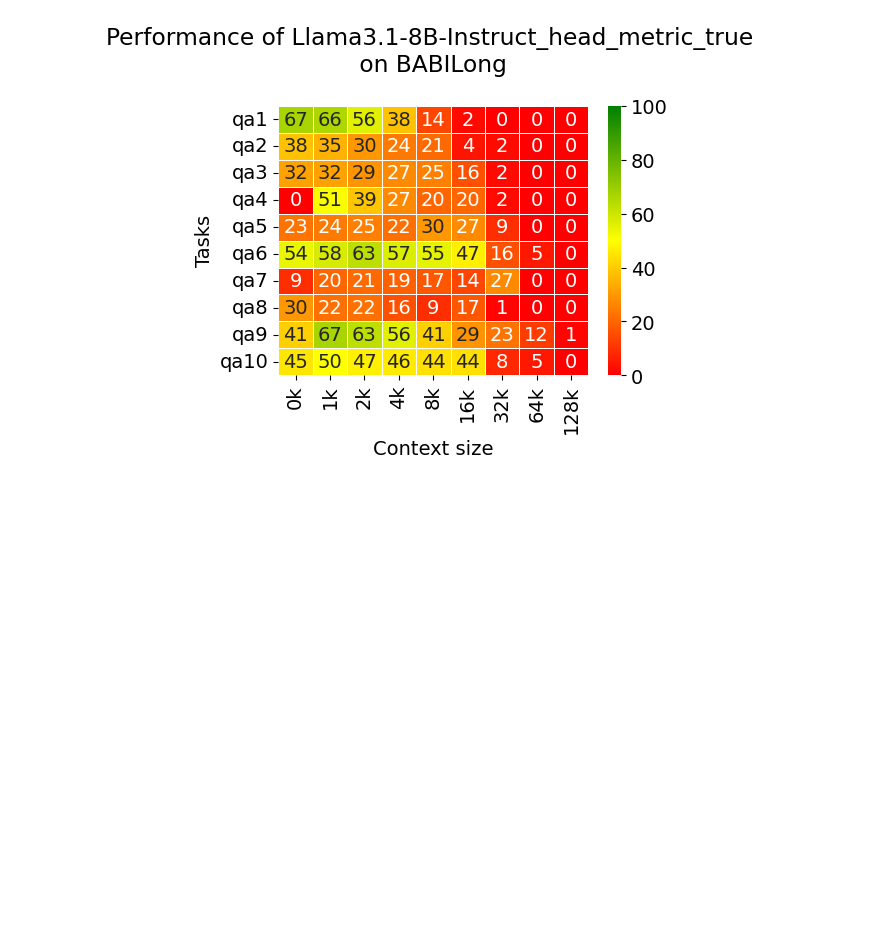
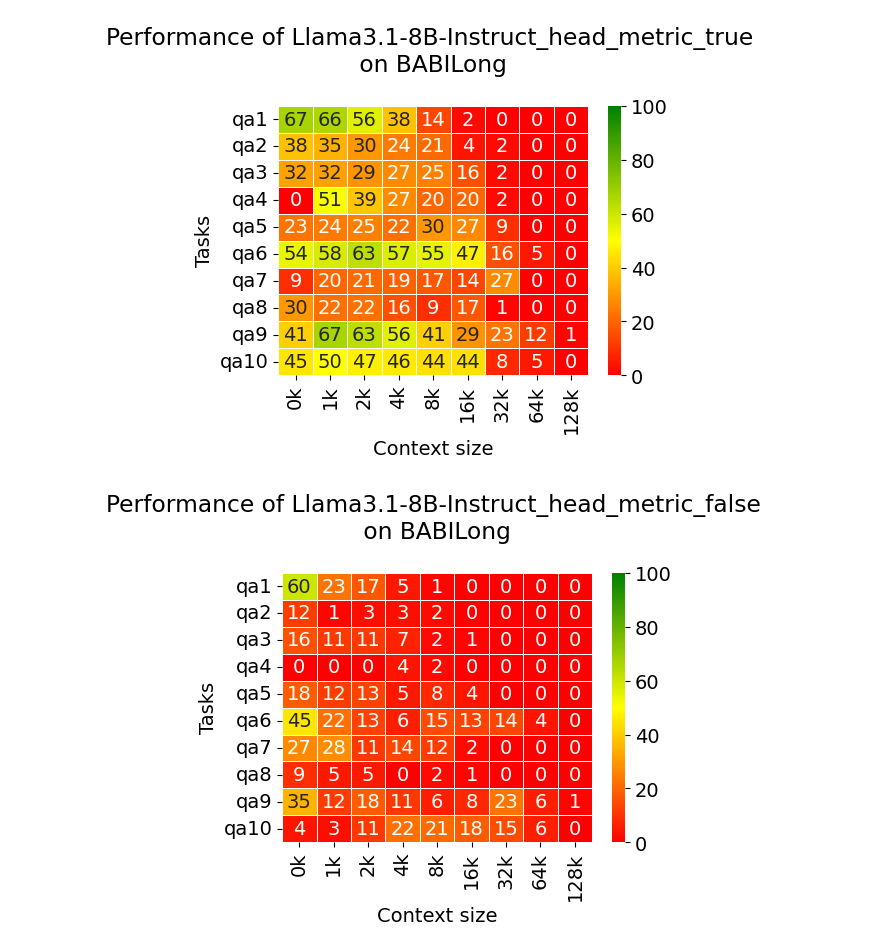
Before and after one commit to ZetangForward/MyRLHF, a Jupyter notebook: evaluation/babilong/eval_jbb.ipynb, the cells around one changed output. Drawn from its saved outputs; the diff is of its cells as text; code cells hidden in the pictures; blank space fills up the shorter version.

```diff
--- a/evaluation/babilong/eval_jbb.ipynb
+++ b/evaluation/babilong/eval_jbb.ipynb
@@ -63,3 +63,57 @@ ax.set_ylabel('Tasks')
 plt.show()
 # %% [output]
 [figure]
+# %%
+results_folder = './babilong_evals_ms_poe'
+# model_name="Llama3-1"
+model_name='Llama3.1-8B-Instruct_head_metric_false'
+prompt_name = 'instruction_yes_examples_yes_post_prompt_yes_chat_template_yes'
+
+tasks = ['qa1', 'qa2', 'qa3', 'qa4', 'qa5', 'qa6', 'qa7', 'qa8', 'qa9', 'qa10']
+# tasks=['qa2','qa3','IF-qa2','IF-qa3']
+lengths = [
+    '0k','1k','2k',
+    '4k','8k', '16k', '32k','64k','128k']
+
+accuracy = np.zeros((len(tasks), len(lengths)))
+for j, task in enumerate(tasks):
+    # ptask=task if "IF" not in task else task[3:]
+    ptask=task.split("-")[-1]
+    for i, ctx_length in enumerate(lengths):
+        fname = f'./{results_folder}/{model_name}/{task}_{ctx_length}_{prompt_name}.csv'
+        if not os.path.isfile(fname):
+            print(f'No such file: {fname}')
+            continue
+
+        df = pd.read_csv(fname)
+
+        if df['output'].dtype != object:
+            df['output'] = df['output'].astype(str)
+        df['output'] = df['output'].fillna('')
+
+
+        df['correct'] = df.apply(lambda row: compare_answers(row['target'], row['output'],
+                                                             row['question'], TASK_LABELS[ptask]
+                                                             ), axis=1)
+        score = df['correct'].sum()
+        accuracy[j, i] = 100 * score / len(df) if len(df) > 0 else 0
+
+# Set large font sizes for better visibility in the PDF
+matplotlib.rc('font', size=14)
+
+# Create a colormap for the heatmap
+cmap = LinearSegmentedColormap.from_list('ryg', ["red", "yellow", "green"], N=256)
+
+# Create the heatmap
+fig, ax = plt.subplots(figsize=(5, 3.5))  # Adjust the size as necessary
+sns.heatmap(accuracy, cmap=cmap, vmin=0, vmax=100, annot=True, fmt=".0f",
+            linewidths=.5, xticklabels=lengths, yticklabels=tasks, ax=ax)
+ax.set_title(f'Performance of {model_name} \n on BABILong \n')
+ax.set_xlabel('Context size')
+ax.set_ylabel('Tasks')
+
+# Save the figure to a PDF
+# plt.savefig('all_tasks_performance.pdf', bbox_inches='tight')
+plt.show()
+# %% [output]
+[figure, added]
```
Also changed, not shown: 6 other files.
